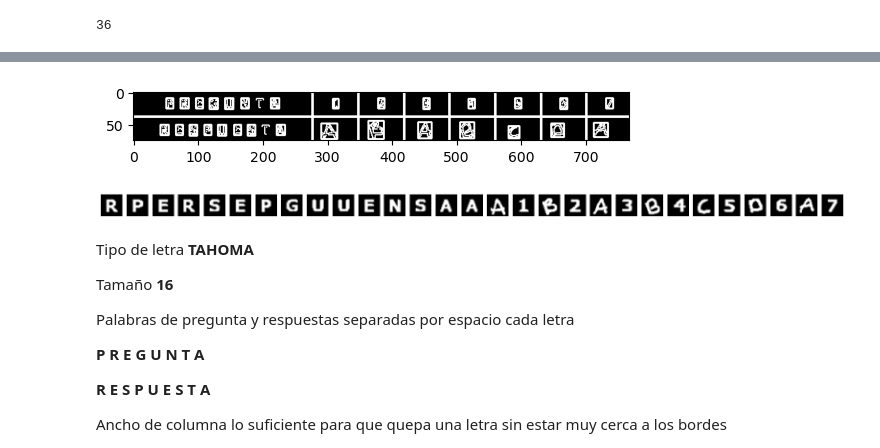
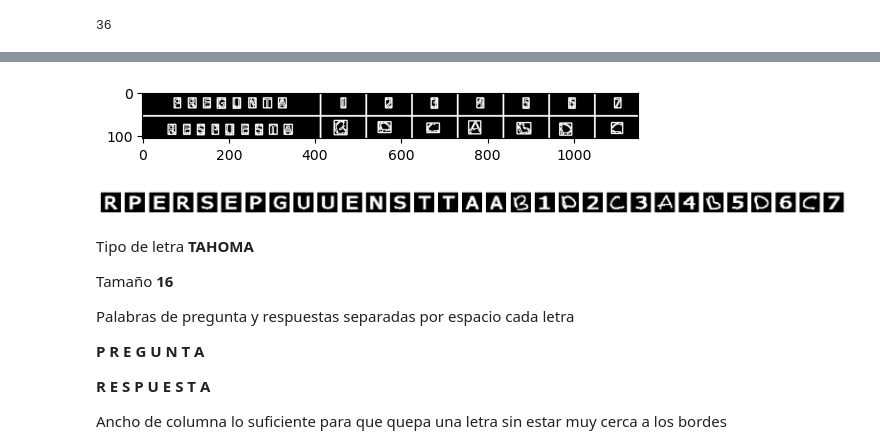
Before and after one commit to Santiagosphysics/tesis_1, a Jupyter notebook: prototipo_1.ipynb, the cells around one changed output, grey strips where cells are left out. Cells and saved outputs as stored; diff of their text form; code cells hidden in the pictures.

```diff
--- a/prototipo_1.ipynb
+++ b/prototipo_1.ipynb
@@ -41,7 +41,7 @@ def preprocessing_img(path_img):
 
     return img, thresh
 
-gray, thresh = preprocessing_img(path_img='./images_test/image_1.png')
+gray, thresh = preprocessing_img(path_img='./images_test/img_001.png')
 
 
 def find_contours(img):
@@ -117,5 +117,5 @@ for i, letter in enumerate(letters):
-[figure, old version]
+[figure, new version]
-[figure, old version]
+[figure, new version]
 # %% [markdown]
 Tipo de letra
 **TAHOMA**
```
Also changed, not shown: parts of 10 cells of this notebook.
